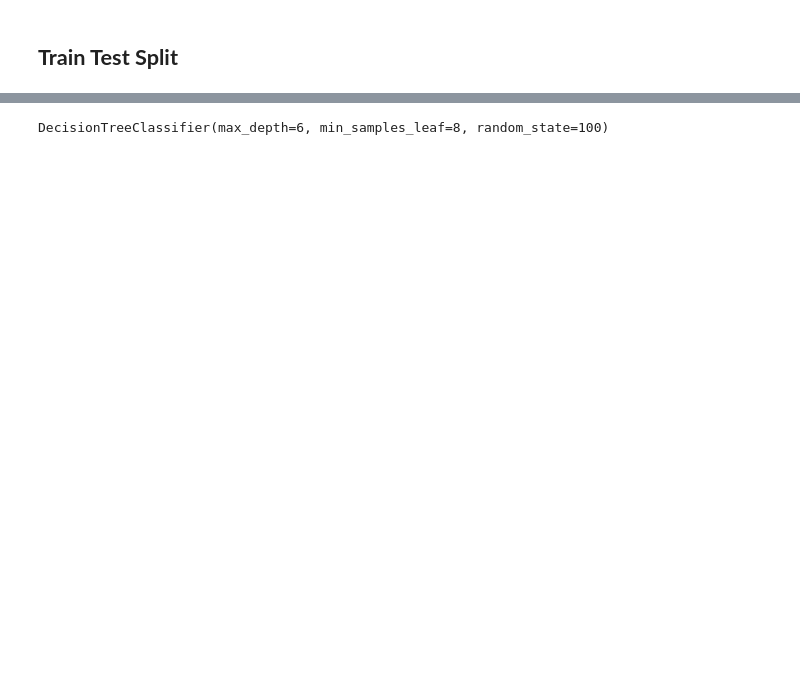
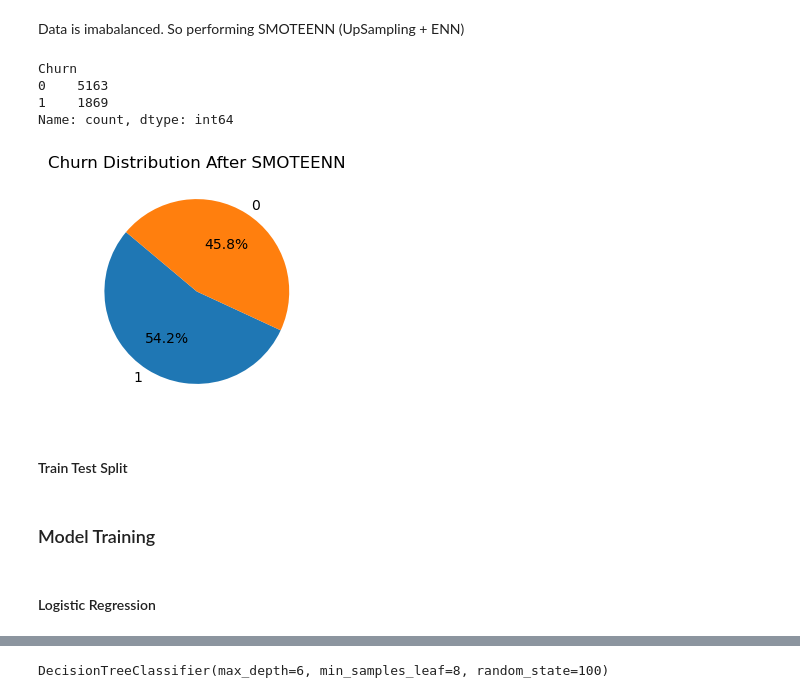
Before and after one commit to sanduni2002/Customer-churn-prediction-system, a Jupyter notebook: Churn Prediction Model.ipynb, the cells around one changed output, grey strips where cells are left out. Saved outputs shown, nothing was run; the diff lists cells and outputs as text; code cells hidden in the pictures; blank space fills up the shorter version.

```diff
--- a/Churn Prediction Model.ipynb
+++ b/Churn Prediction Model.ipynb
@@ -92,3 +106,22 @@ Name: Churn, Length: 7032, dtype: int64
+# %% [markdown]
+Data is imabalanced. So performing SMOTEENN (UpSampling + ENN)
+# %%
+sm = SMOTEENN()
+X_resampled, y_resampled = sm.fit_resample(x, y)
+
+churn_counts1 = y_resampled.value_counts()
+print(churn_counts)
+
+plt.figure(figsize=(3, 3))
+plt.pie(churn_counts1, labels=churn_counts1.index, autopct='%1.1f%%', startangle=140)
+plt.title('Churn Distribution After SMOTEENN')
+plt.show()
+# %% [output]
+Churn
+0    5163
+1    1869
+Name: count, dtype: int64
+[figure, added]
 # %% [markdown]
-## <b> Train Test Split
+#### Train Test Split
 # %%
@@ -95,0 +129,4 @@ x_train,x_test,y_train,y_test = train_test_split(x,y,test_size = 0.2)
+# %% [markdown]
+### Model Training
+# %% [markdown]
+#### Logistic Regression
```
Also changed, not shown: parts of 89 cells of this notebook, 2 other files.
